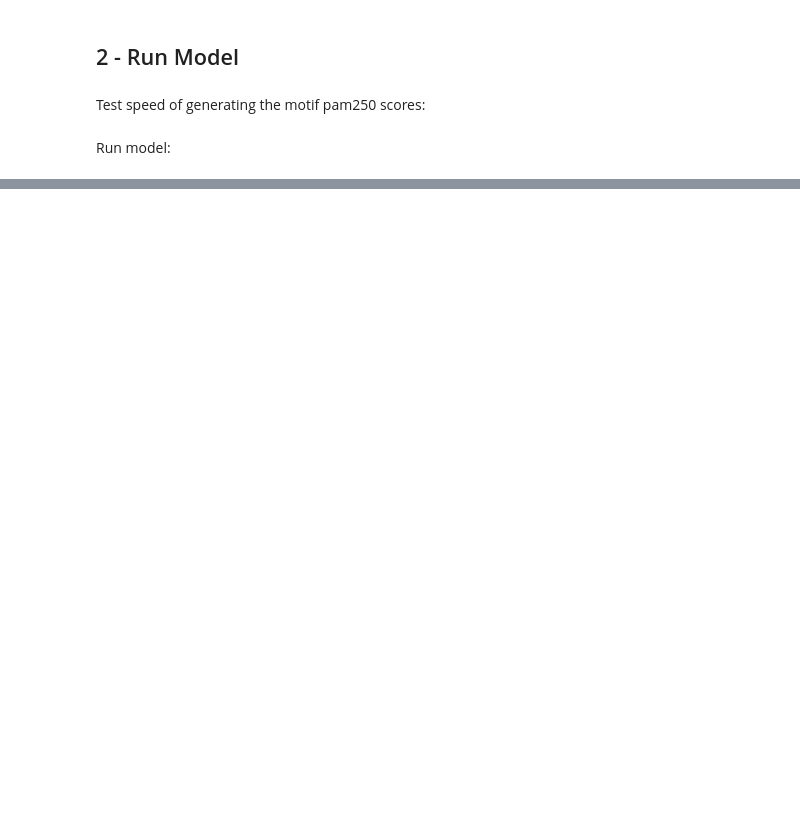
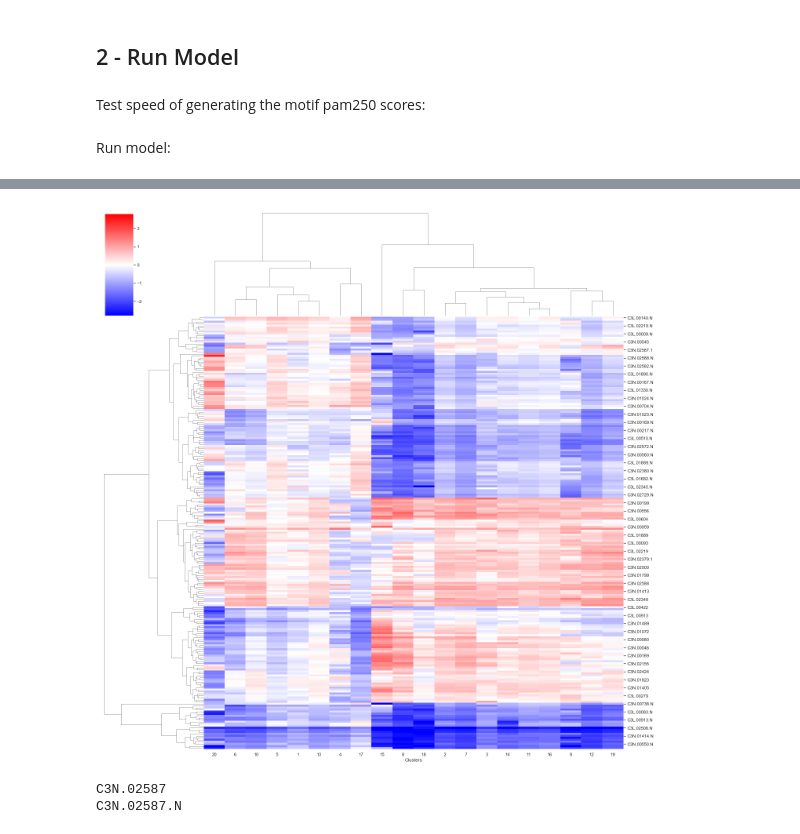
Before and after one commit to meyer-lab/DDMC, a Jupyter notebook: CPTAC.ipynb, the cells around one changed output, grey strips where cells are left out. Cells and saved outputs as stored; diff of their text form; code cells hidden in the pictures; blank space fills up the shorter version.

Commit message:
Preliminary Clustering and PCA of CPTAC (#151)
* fold-change to min

* CPTAC clustering + PCA.

* Fig3-AXLmodel resolve conflicts.

```diff
--- a/CPTAC.ipynb
+++ b/CPTAC.ipynb
@@ -13,8 +14,8 @@ pd.set_option('display.max_columns', 1000)
 # %% [markdown]
 ## 1 - Import and Preprocess Data
 # %%
-X = preprocessing(CPTAC=True, log2T=True, mc_row=False)
-# X = pd.read_csv("msresist/data/MS/CPTAC/CPTAC-preprocessedMotfis.csv")
+# X = preprocessing(CPTAC=True, log2T=True)
+X = pd.read_csv("msresist/data/MS/CPTAC/CPTAC-preprocessedMotfis.csv")
 
 d = X.select_dtypes(include=['float64']).T
 i = X.select_dtypes(include=['object'])
@@ -79,0 +70,18 @@ NameError: name 'MSC' is not defined
+# %%
+from pomegranate import GeneralMixtureModel, NormalDistribution
+
+ncl = 20
+labels, gmm_pred = [0, 0, 0], [np.nan]
+data = d.T
+niter = 0
+while len(set(labels)) < ncl or True in np.isnan(gmm_pred):
+    niter += 1
+    print(niter)
+    gmm = GeneralMixtureModel.from_samples(NormalDistribution,
+                                           X=data, n_components=ncl,
+                                           n_jobs=-1)
+    labels = gmm.predict(data)
+    gmm_pred = gmm.predict_proba(data)
+
+#     labels = gmm.predict(d)
+#     gmm_pred = gmm.predict_proba(d)
@@ -79,0 +114,13 @@ NameError: name 'MSC' is not defined
+# %%
+X["Clusters"] = labels + 1
+# %%
+from msresist.figures.figure3 import plotclustersIndividually
+centers = X.groupby("Clusters").mean()
+# plotclustersIndividually(centers, labels, nrows, ncols)
+# %%
+from msresist.figures.figure1 import plotClustergram
+import seaborn as sns
+plotClustergram(centers.T, "", lim=max(np.max(np.abs(centers.T)) * 0.2), figsize=(20, 20))
+# plt.savefig("CPTAC_GMM.svg", bbox_inches='tight', format='svg', dpi=1200)
+# %% [output]
+[figure, added]
@@ -79,0 +153,7 @@ NameError: name 'MSC' is not defined
+# %%
+for col in centers.columns:
+    if col not in list(cf_["Patient_ID"]):
+        print(col)
+# %% [output]
+C3N.02587
+C3N.02587.N
```
Also changed, not shown: parts of 29 cells of this notebook, 11 other files.
